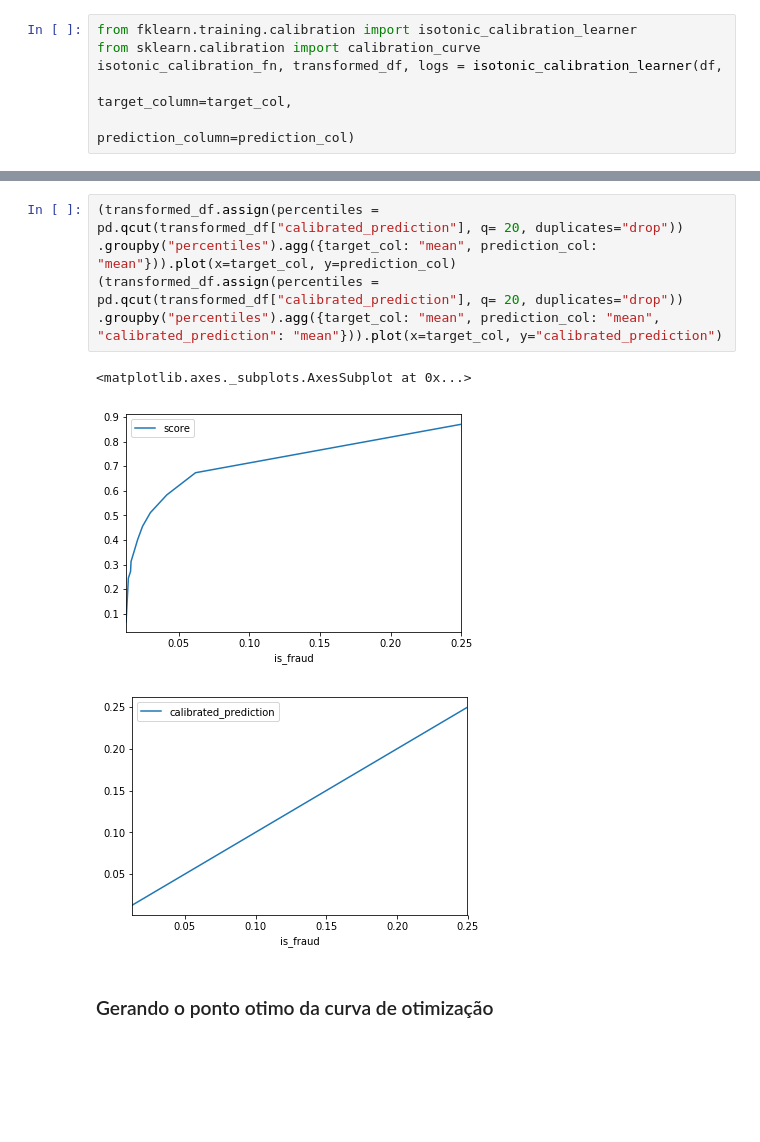
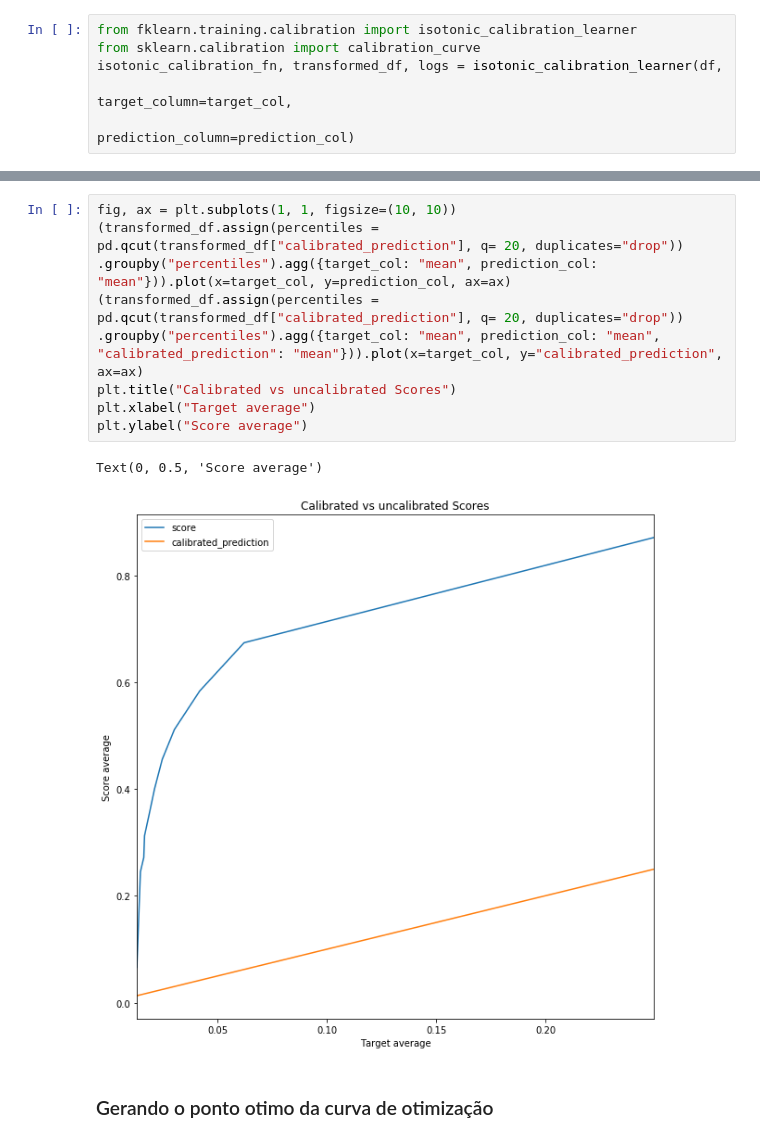
Before and after one commit to nubank/diversidados-curso-ds, a Jupyter notebook: intermediario/Aula 5/decison-making-examples.ipynb, the cells around one changed output, grey strips where cells are left out. Drawn from its saved outputs; the diff is of its cells as text; blank space fills up the shorter version.

```diff
--- a/intermediario/Aula 5/decison-making-examples.ipynb
+++ b/intermediario/Aula 5/decison-making-examples.ipynb
@@ -253,12 +266,15 @@ plt.hist(transformed_df["calibrated_prediction"])
 # %%
+fig, ax = plt.subplots(1, 1, figsize=(10, 10))
 (transformed_df.assign(percentiles = pd.qcut(transformed_df["calibrated_prediction"], q= 20, duplicates="drop"))
-.groupby("percentiles").agg({target_col: "mean", prediction_col: "mean"})).plot(x=target_col, y=prediction_col)
+.groupby("percentiles").agg({target_col: "mean", prediction_col: "mean"})).plot(x=target_col, y=prediction_col, ax=ax)
 (transformed_df.assign(percentiles = pd.qcut(transformed_df["calibrated_prediction"], q= 20, duplicates="drop"))
-.groupby("percentiles").agg({target_col: "mean", prediction_col: "mean", "calibrated_prediction": "mean"})).plot(x=target_col, y="calibrated_prediction")
+.groupby("percentiles").agg({target_col: "mean", prediction_col: "mean", "calibrated_prediction": "mean"})).plot(x=target_col, y="calibrated_prediction", ax=ax)
+plt.title("Calibrated vs uncalibrated Scores")
+plt.xlabel("Target average")
+plt.ylabel("Score average")
 # %% [output]
-<matplotlib.axes._subplots.AxesSubplot at 0x...>
+Text(0, 0.5, 'Score average')
-[figure, old version]
+[figure, new version]
-[figure, removed]
 # %% [markdown]
 ### Gerando o ponto otimo da curva de otimização
 # %%
```
Also changed, not shown: parts of 33 cells of this notebook.
